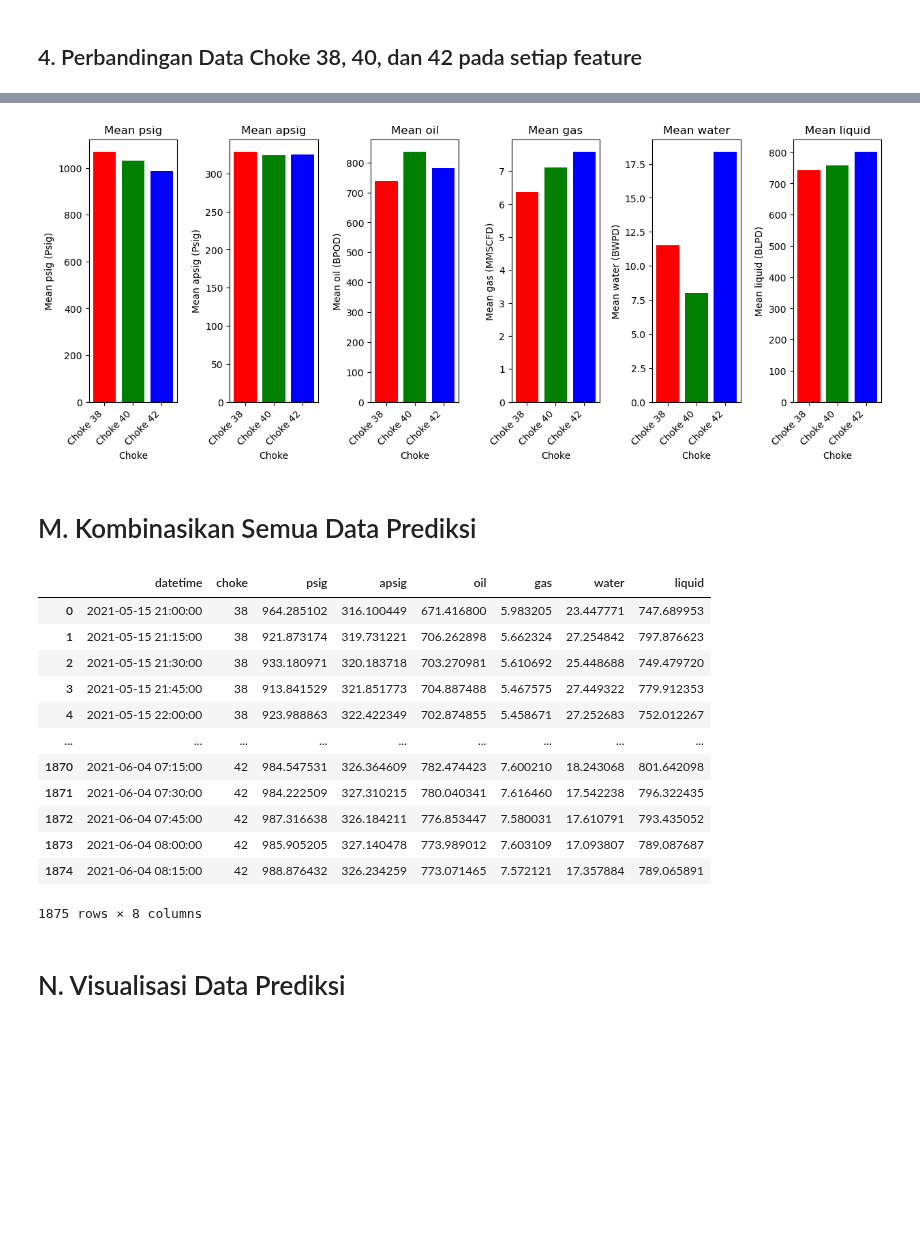
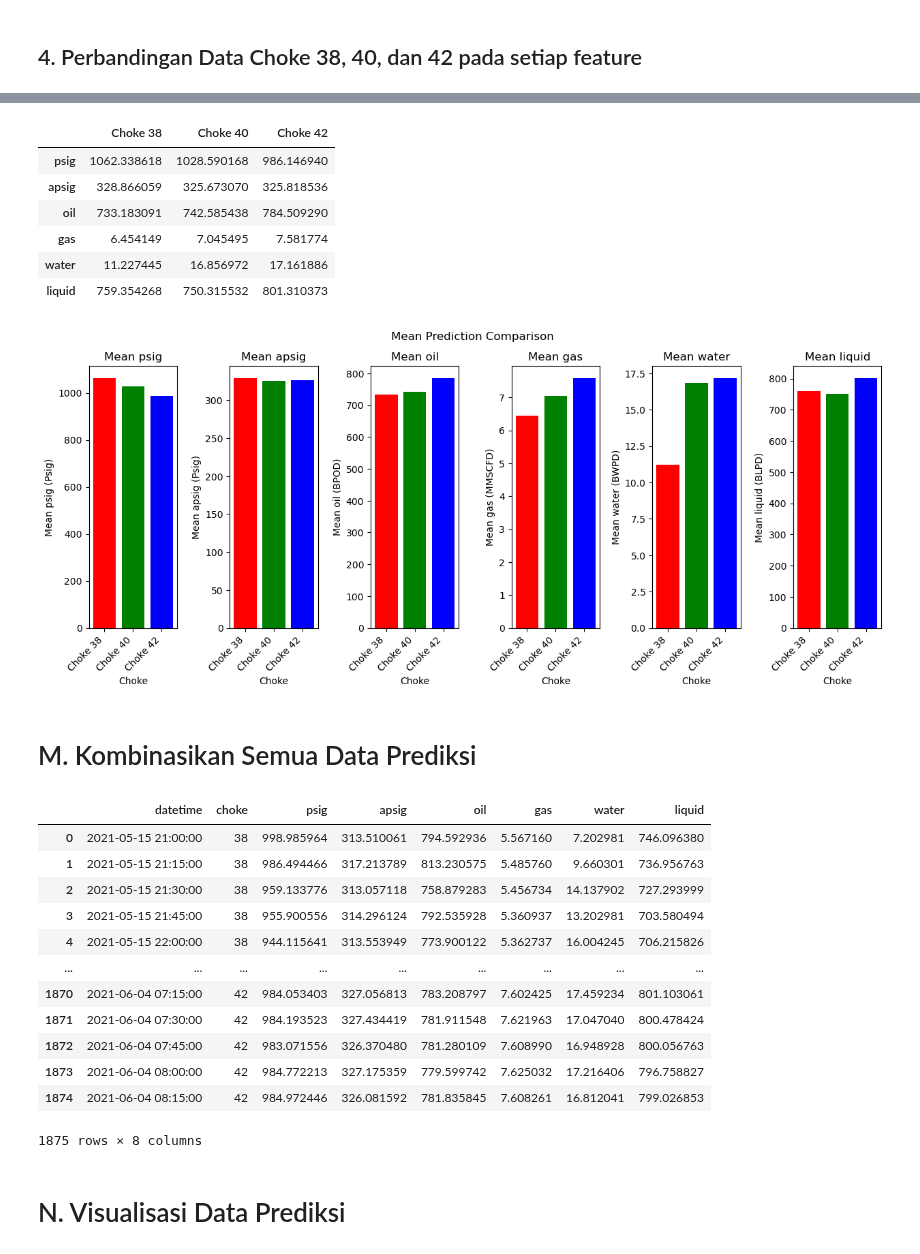
Before and after one commit to Dzyfhuba/lstm-prototype, a Jupyter notebook: lstm-months.ipynb, the cells around one changed output, grey strips where cells are left out. Drawn from its saved outputs; the diff is of its cells as text; code cells hidden in the pictures; blank space fills up the shorter version.

```diff
--- a/lstm-months.ipynb
+++ b/lstm-months.ipynb
@@ -94,15 +94,24 @@ display('Data Choke 42', data_42.describe())
 # %% [markdown]
 ## 1. Membuat fungsi untuk normalisasi data
 # %%
-def normalize_dataframe(df):
+def normalize_dataframe(df, method='min-max', range_min=0.0, range_max=1.0):
     # Normalisasi Data metode Min-Max
     # df: DataFrame
+    # method: metode normalisasi, standard atau min-max
+    # range_min: nilai minimum setelah normalisasi, only for min-max method
+    # range_max: nilai maksimum setelah normalisasi, only for min-max method
     # return: DataFrame yang sudah dinormalisasi
 
     assert isinstance(df, pd.DataFrame), 'df harus bertipe DataFrame'
 
     # Membuat salinan DataFrame
     df_normalized = df.copy()
+
+    if method == 'standard':
+        # Normalisasi menggunakan metode standard
+        df_normalized = (df - df.mean()) / df.std()
+
+        return df_normalized
 
     #  Iterasi setiap kolom dalam DataFrame
     for column in df.columns:
@@ -111,14 +120,14 @@ def normalize_dataframe(df):
         max_value = df[column].max()
 
         # Normalisasi setiap nilai dalam kolom
-        df_normalized[column] = (df[column] - min_value) / (max_value - min_value)
+        df_normalized[column] = (df[column] - min_value) / (max_value - min_value) * (range_max - range_min) + range_min
     return df_normalized
 # %% [markdown]
 ## 2. Menormalisasi Data
 # %%
-data_38_normalized = normalize_dataframe(data_38)
-data_40_normalized = normalize_dataframe(data_40)
-data_42_normalized = normalize_dataframe(data_42)
+data_38_normalized = normalize_dataframe(data_38, range_min=0.001)
+data_40_normalized = normalize_dataframe(data_40, range_min=0.001)
+data_42_normalized = normalize_dataframe(data_42, range_min=0.001)
 
 # Menampilkan Data
 display('Data Choke 38', data_38_normalized.describe())
@@ -571,10 +580,15 @@ class LSTM:
         rmse = np.sqrt(mse)
 
         # Menghitung mean absolute percentage error (MAPE)
-        mape = np.mean(np.abs((Y - predictions) / Y)) * 100
+        mape = (np.sum(np.abs((Y - predictions) / Y))) / len(Y)
+
+        # Menghitung MAPE per column
+        mape_per_column = []
+        for i in range(Y.shape[1]):
+            mape_per_column.append((np.sum(np.abs((Y[:, i] - predictions[:, i]) / Y[:, i]))) / len(Y))
 
         # Mengembalikan MSE dan RMSE
-        return mse, rmse, mape
+        return mse, rmse, mape, mape_per_column
 
     def plot_loss(self):
         # Menampilkan plot loss
@@ -594,7 +608,7 @@ model_42 = LSTM(input_size=6, hidden_size=400, output_size=6)
 # %% [markdown]
 ## 2. Melatih Model
 # %%
-model_38.train(train_38_X.values, train_38_y.values, epochs=50, learning_rate=0.001)
-model_40.train(train_40_X.values, train_40_y.values, epochs=50, learning_rate=0.001)
-model_42.train(train_42_X.values, train_42_y.values, epochs=50, learning_rate=0.001)
+model_38.train(train_38_X.values, train_38_y.values, epochs=100, learning_rate=0.001)
+model_40.train(train_40_X.values, train_40_y.values, epochs=100, learning_rate=0.001)
+model_42.train(train_42_X.values, train_42_y.values, epochs=100, learning_rate=0.001)
 # %% [output]
@@ -834,27 +858,40 @@ fig.show()
 # %%
 prediction_mean_38 = denormalized_predictions_38.mean()
 prediction_mean_40 = denormalized_predictions_40.mean()
 prediction_mean_42 = denormalized_predictions_42.mean()
 
 prediction_means = {
     'Choke 38': prediction_mean_38,
     'Choke 40': prediction_mean_40,
     'Choke 42': prediction_mean_42
 }
 
 # plot mean prediction comparison bar
 fig, axes = plt.subplots(figsize=(15, 5), ncols=len(prediction_mean_38.index))
 
 for i, column in enumerate(prediction_mean_38.index):
     axes[i].bar(prediction_means.keys(), [prediction_mean_38[i], prediction_mean_40[i], prediction_mean_42[i]], color=['red', 'green', 'blue'])
     axes[i].set_title('Mean ' + column)
     axes[i].set_ylabel(f'Mean {column} ({units[i]})')
     axes[i].set_xlabel('Choke')
     plt.setp(axes[i].get_xticklabels(), rotation=45, ha='right')
 
 fig.subplots_adjust(wspace=0.6)
+fig.suptitle('Mean Prediction Comparison')
+fig.savefig('mean_prediction_comparison.png')
+fig.show()
+
+# display as table
+pd.DataFrame(prediction_means)
 # %% [output]
+|  | Choke 38 | Choke 40 | Choke 42 |
+| psig | 1062.338618 | 1028.590168 | 986.146940 |
+| apsig | 328.866059 | 325.673070 | 325.818536 |
+| oil | 733.183091 | 742.585438 | 784.509290 |
+| gas | 6.454149 | 7.045495 | 7.581774 |
+| water | 11.227445 | 16.856972 | 17.161886 |
+| liquid | 759.354268 | 750.315532 | 801.310373 |
-[figure, old version]
+[figure, new version]
 # %% [markdown]
 # M. Kombinasikan Semua Data Prediksi
 # %%
@@ -868,17 +905,17 @@ predictions_all.to_csv('predictions_all.csv', index=False)
 predictions_all
 # %% [output]
 |  | datetime | choke | psig | apsig | oil | gas | water | liquid |
-| 0 | 2021-05-15 21:00:00 | 38 | 964.285102 | 316.100449 | 671.416800 | 5.983205 | 23.447771 | 747.689953 |
-| 1 | 2021-05-15 21:15:00 | 38 | 921.873174 | 319.731221 | 706.262898 | 5.662324 | 27.254842 | 797.876623 |
-| 2 | 2021-05-15 21:30:00 | 38 | 933.180971 | 320.183718 | 703.270981 | 5.610692 | 25.448688 | 749.479720 |
-| 3 | 2021-05-15 21:45:00 | 38 | 913.841529 | 321.851773 | 704.887488 | 5.467575 | 27.449322 | 779.912353 |
-| 4 | 2021-05-15 22:00:00 | 38 | 923.988863 | 322.422349 | 702.874855 | 5.458671 | 27.252683 | 752.012267 |
+| 0 | 2021-05-15 21:00:00 | 38 | 998.985964 | 313.510061 | 794.592936 | 5.567160 | 7.202981 | 746.096380 |
+| 1 | 2021-05-15 21:15:00 | 38 | 986.494466 | 317.213789 | 813.230575 | 5.485760 | 9.660301 | 736.956763 |
+| 2 | 2021-05-15 21:30:00 | 38 | 959.133776 | 313.057118 | 758.879283 | 5.456734 | 14.137902 | 727.293999 |
+| 3 | 2021-05-15 21:45:00 | 38 | 955.900556 | 314.296124 | 792.535928 | 5.360937 | 13.202981 | 703.580494 |
+| 4 | 2021-05-15 22:00:00 | 38 | 944.115641 | 313.553949 | 773.900122 | 5.362737 | 16.004245 | 706.215826 |
 | ... | ... | ... | ... | ... | ... | ... | ... | ... |
-| 1870 | 2021-06-04 07:15:00 | 42 | 984.547531 | 326.364609 | 782.474423 | 7.600210 | 18.243068 | 801.642098 |
-| 1871 | 2021-06-04 07:30:00 | 42 | 984.222509 | 327.310215 | 780.040341 | 7.616460 | 17.542238 | 796.322435 |
-| 1872 | 2021-06-04 07:45:00 | 42 | 987.316638 | 326.184211 | 776.853447 | 7.580031 | 17.610791 | 793.435052 |
-| 1873 | 2021-06-04 08:00:00 | 42 | 985.905205 | 327.140478 | 773.989012 | 7.603109 | 17.093807 | 789.087687 |
-| 1874 | 2021-06-04 08:15:00 | 42 | 988.876432 | 326.234259 | 773.071465 | 7.572121 | 17.357884 | 789.065891 |
+| 1870 | 2021-06-04 07:15:00 | 42 | 984.053403 | 327.056813 | 783.208797 | 7.602425 | 17.459234 | 801.103061 |
+| 1871 | 2021-06-04 07:30:00 | 42 | 984.193523 | 327.434419 | 781.911548 | 7.621963 | 17.047040 | 800.478424 |
+| 1872 | 2021-06-04 07:45:00 | 42 | 983.071556 | 326.370480 | 781.280109 | 7.608990 | 16.948928 | 800.056763 |
+| 1873 | 2021-06-04 08:00:00 | 42 | 984.772213 | 327.175359 | 779.599742 | 7.625032 | 17.216406 | 796.758827 |
+| 1874 | 2021-06-04 08:15:00 | 42 | 984.972446 | 326.081592 | 781.835845 | 7.608261 | 16.812041 | 799.026853 |
 1875 rows × 8 columns
 # %% [markdown]
 # N. Visualisasi Data Prediksi
```
Also changed, not shown: parts of 14 cells of this notebook, 13 other files.
